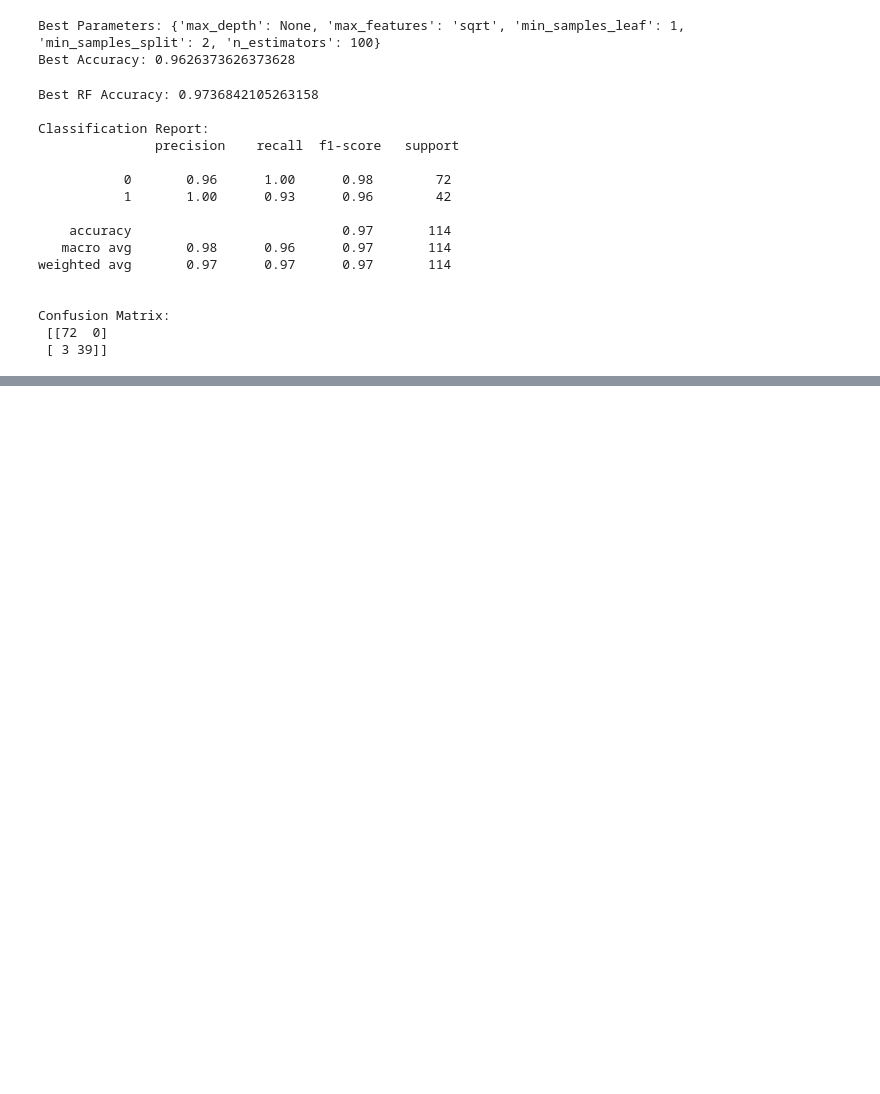
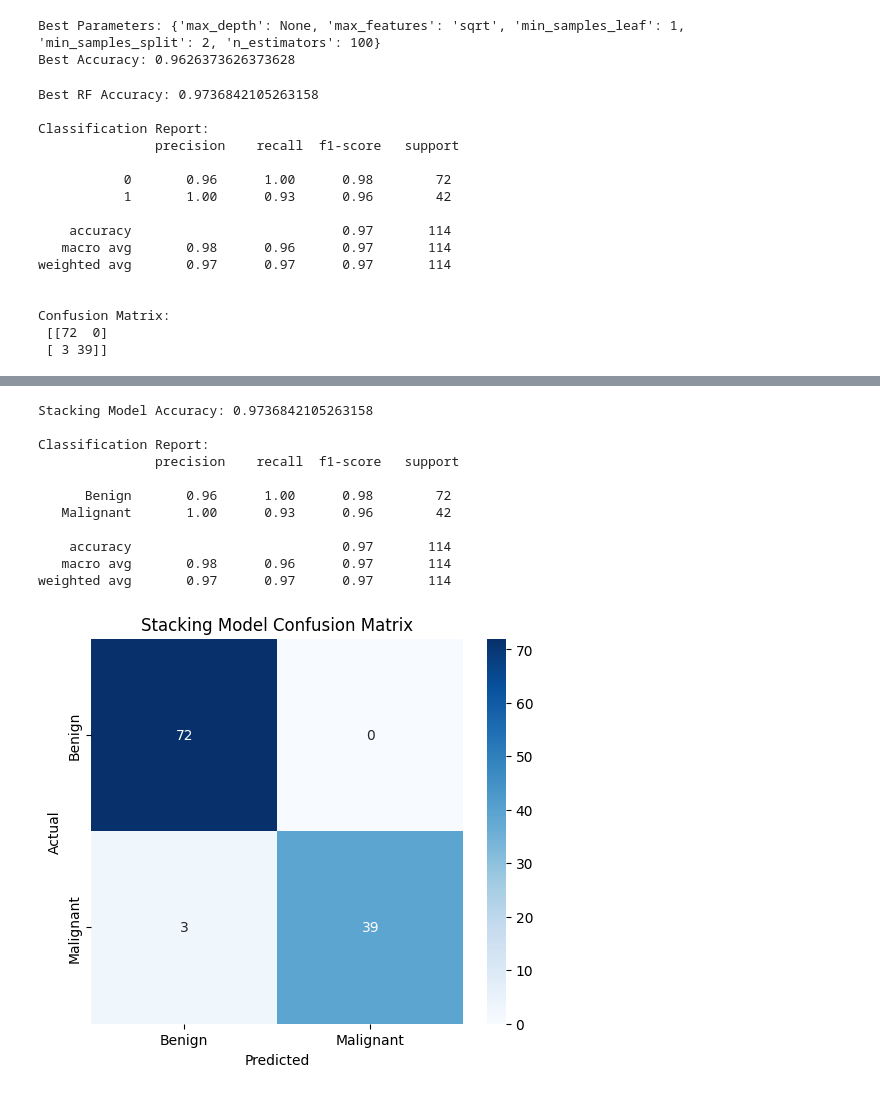
Before and after one commit to murad-02/Breast_Cancer_Detection, a Jupyter notebook: NotebookFile/BreastcancerDetection.ipynb, the cells around one changed output, grey strips where cells are left out. Saved outputs shown, nothing was run; the diff lists cells and outputs as text; code cells hidden in the pictures; blank space fills up the shorter version.

Commit message:
comparing all models

```diff
--- a/NotebookFile/BreastcancerDetection.ipynb
+++ b/NotebookFile/BreastcancerDetection.ipynb
@@ -554,0 +588,51 @@ Confusion Matrix:
+# %%
+from sklearn.ensemble import StackingClassifier
+from sklearn.linear_model import LogisticRegression
+
+estimators = [
+    ('rf', RandomForestClassifier(n_estimators=500, random_state=42)),
+    ('xgb', XGBClassifier(n_estimators=500, random_state=42, use_label_encoder=False, eval_metric='logloss'))
+]
+
+stack_model = StackingClassifier(
+    estimators=estimators,
+    final_estimator=LogisticRegression(),
+    cv=5
+)
+stack_model.fit(X_train, y_train)
+y_pred_stack = stack_model.predict(X_test)
+# %%
+from sklearn.metrics import accuracy_score, classification_report, confusion_matrix
+import seaborn as sns
+import matplotlib.pyplot as plt
+
+# Accuracy
+accuracy = accuracy_score(y_test, y_pred_stack)
+print("Stacking Model Accuracy:", accuracy)
+
+# Classification report
+print("\nClassification Report:\n", classification_report(y_test, y_pred_stack, target_names=['Benign', 'Malignant']))
+
+# Confusion matrix
+cm = confusion_matrix(y_test, y_pred_stack)
+plt.figure(figsize=(6,5))
+sns.heatmap(cm, annot=True, fmt='d', cmap='Blues',
+            xticklabels=['Benign', 'Malignant'],
+            yticklabels=['Benign', 'Malignant'])
+plt.xlabel('Predicted')
+plt.ylabel('Actual')
+plt.title('Stacking Model Confusion Matrix')
+plt.show()
+# %% [output]
+Stacking Model Accuracy: 0.9736842105263158
+
+Classification Report:
+               precision    recall  f1-score   support
+
+      Benign       0.96      1.00      0.98        72
+   Malignant       1.00      0.93      0.96        42
+
+    accuracy                           0.97       114
+   macro avg       0.98      0.96      0.97       114
+weighted avg       0.97      0.97      0.97       114
+[figure, added]
```
Also changed, not shown: parts of 3 cells of this notebook.
